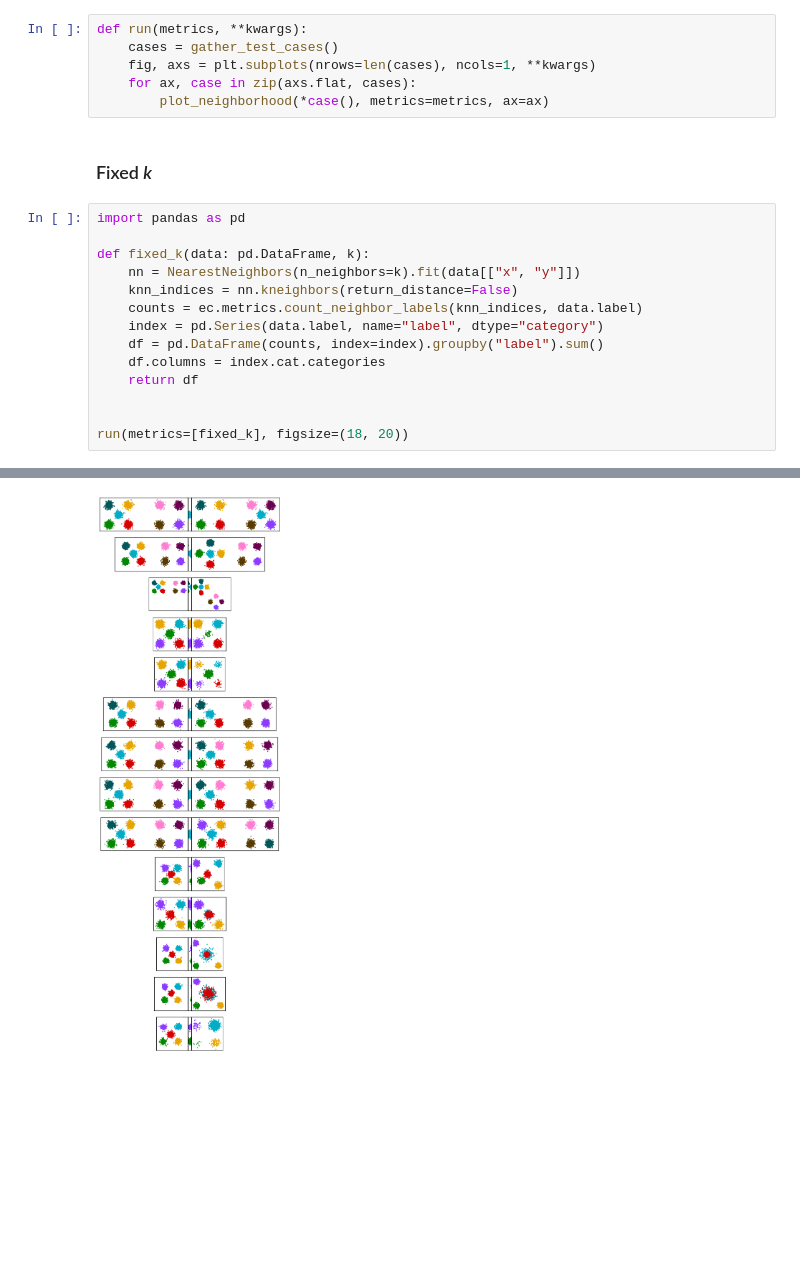
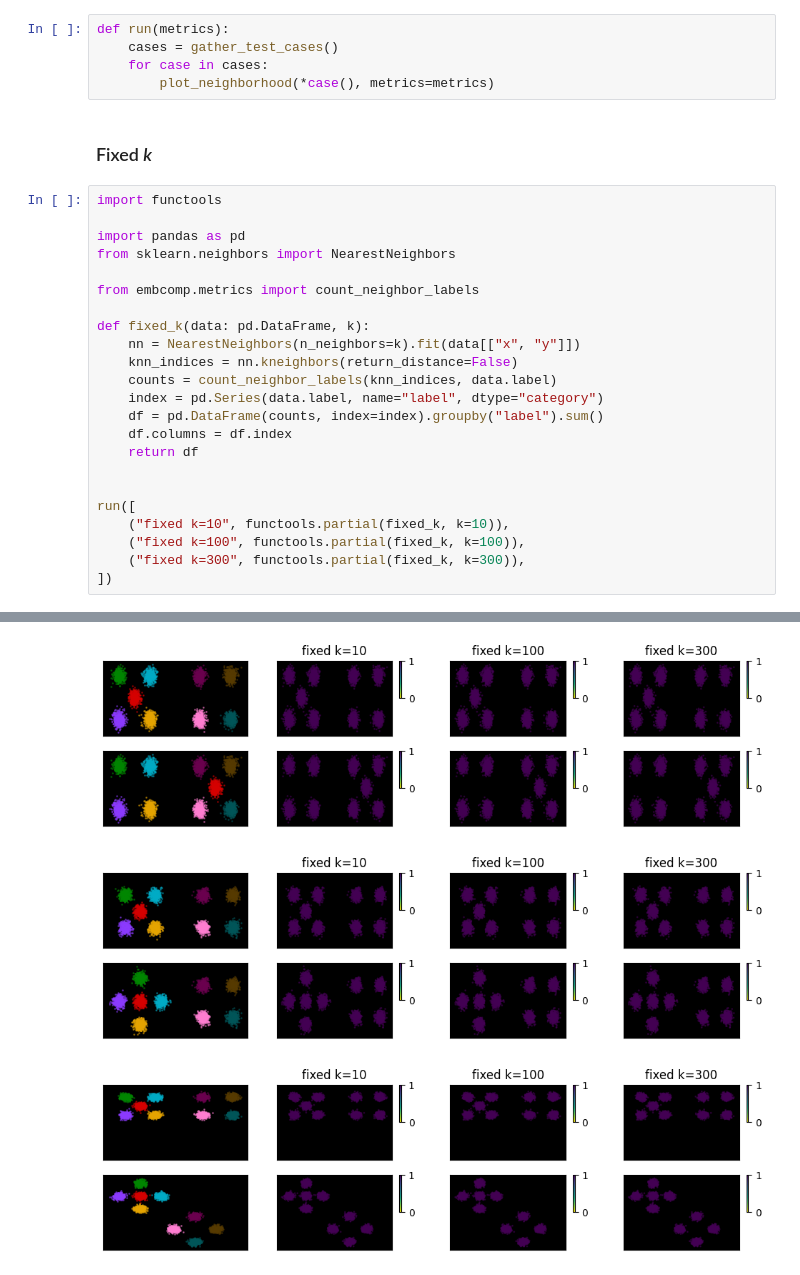
Before and after one commit to OzetteTech/comparative-embedding-visualization, a Jupyter notebook: notebooks/test_cases/neighborhood.ipynb, the cells around one changed output, grey strips where cells are left out. Cells and saved outputs as stored; diff of their text form; blank space fills up the shorter version.

Commit message:
Add full neighborhoods notebook

```diff
--- a/notebooks/test_cases/neighborhood.ipynb
+++ b/notebooks/test_cases/neighborhood.ipynb
@@ -27,25 +27,33 @@ for ax, case in zip(axs.flat, cases):
 # %% [markdown]
 ## Testing
 # %%
-def run(metrics, **kwargs):
+def run(metrics):
     cases = gather_test_cases()
-    fig, axs = plt.subplots(nrows=len(cases), ncols=1, **kwargs)
-    for ax, case in zip(axs.flat, cases):
-        plot_neighborhood(*case(), metrics=metrics, ax=ax)
+    for case in cases:
+        plot_neighborhood(*case(), metrics=metrics)
 # %% [markdown]
 ### Fixed _k_
 # %%
+import functools
+
 import pandas as pd
+from sklearn.neighbors import NearestNeighbors
+
+from embcomp.metrics import count_neighbor_labels
 
 def fixed_k(data: pd.DataFrame, k):
     nn = NearestNeighbors(n_neighbors=k).fit(data[["x", "y"]])
     knn_indices = nn.kneighbors(return_distance=False)
-    counts = ec.metrics.count_neighbor_labels(knn_indices, data.label)
+    counts = count_neighbor_labels(knn_indices, data.label)
     index = pd.Series(data.label, name="label", dtype="category")
     df = pd.DataFrame(counts, index=index).groupby("label").sum()
-    df.columns = index.cat.categories
+    df.columns = df.index
     return df
 
 
-run(metrics=[fixed_k], figsize=(18, 20))
+run([
+    ("fixed k=10", functools.partial(fixed_k, k=10)),
+    ("fixed k=100", functools.partial(fixed_k, k=100)),
+    ("fixed k=300", functools.partial(fixed_k, k=300)),
+])
 # %% [output]
@@ -66 +60,3 @@ Axes(0.125,0.11;0.775x0.0463855)
-[figure, old version]
+[figure, new version]
+[figure, added]
+[figure, added]
```
Also changed, not shown: parts of 2 cells of this notebook, 2 other files.
